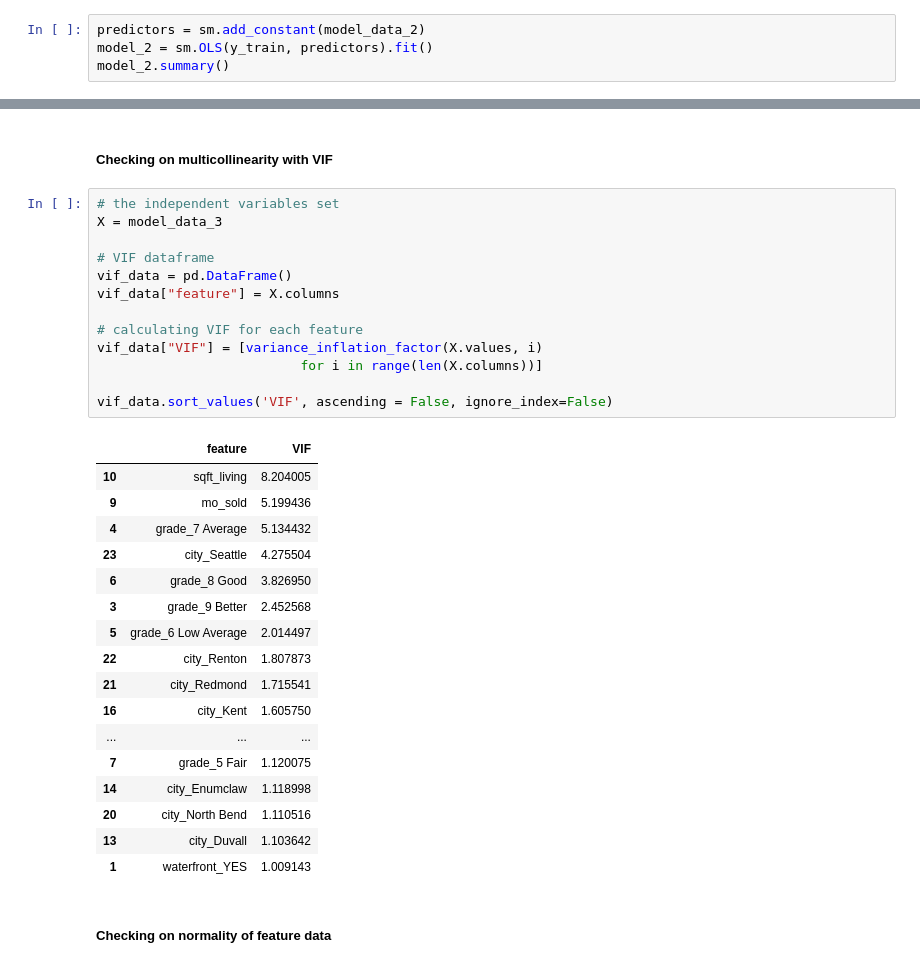
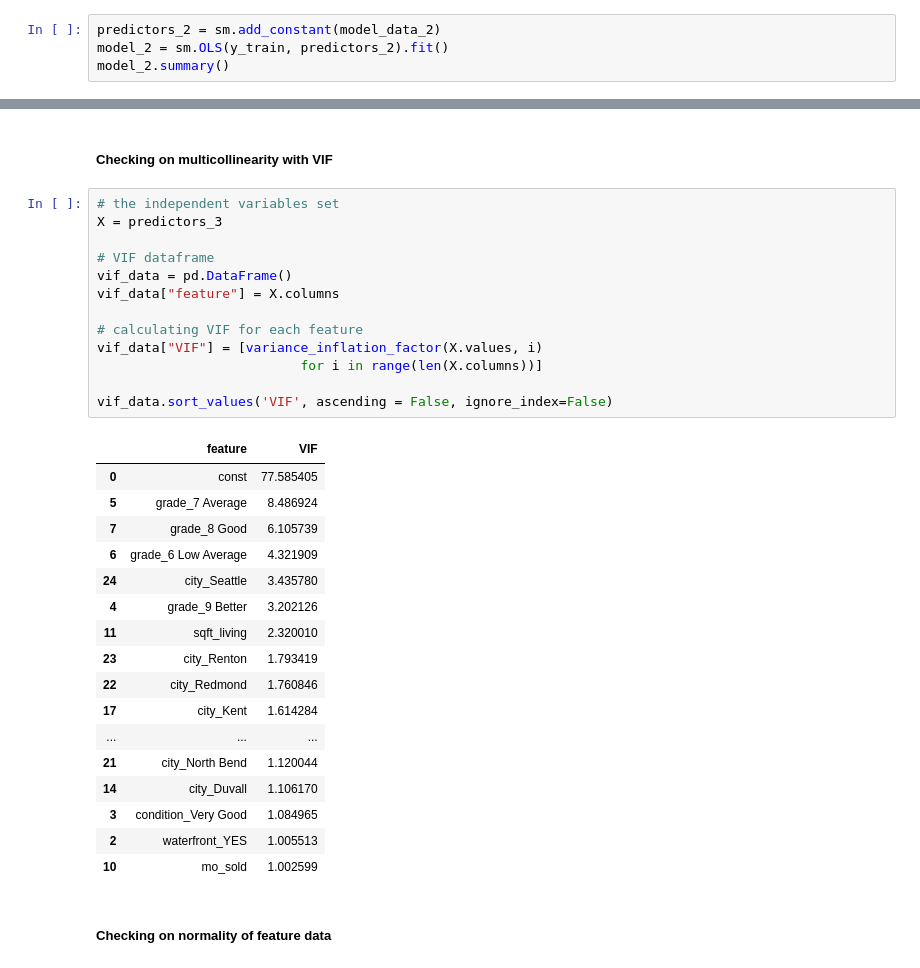
Before and after one commit to rusalka013/King-County-House-Sales-Project, a Jupyter notebook: King-County-House-Sales-Project.ipynb, the cells around one changed output, grey strips where cells are left out. Saved outputs shown, nothing was run; the diff lists cells and outputs as text.

```diff
--- a/King-County-House-Sales-Project.ipynb
+++ b/King-County-House-Sales-Project.ipynb
@@ -1622,8 +1623,8 @@ features_2 = ['sqft_above', 'lat', 'sqft_basement', 'view_EXCELLENT', 'grade_11
 # %%
 model_data_2 = X_train_preprocessed.loc[:, features_2]
 # %%
-predictors = sm.add_constant(model_data_2)
-model_2 = sm.OLS(y_train, predictors).fit()
+predictors_2 = sm.add_constant(model_data_2)
+model_2 = sm.OLS(y_train, predictors_2).fit()
 model_2.summary()
 # %% [output]
 OLS Regression Results
@@ -1752,35 +1753,35 @@ strong multicollinearity or other numerical problems.
 ##### Checking on multicollinearity with VIF
 # %%
 # the independent variables set
-X = model_data_3
+X = predictors_3
 
 # VIF dataframe
 vif_data = pd.DataFrame()
 vif_data["feature"] = X.columns
 
 # calculating VIF for each feature
 vif_data["VIF"] = [variance_inflation_factor(X.values, i)
                           for i in range(len(X.columns))]
 
 vif_data.sort_values('VIF', ascending = False, ignore_index=False)
 # %% [output]
 |  | feature | VIF |
-| 10 | sqft_living | 8.204005 |
-| 9 | mo_sold | 5.199436 |
-| 4 | grade_7 Average | 5.134432 |
-| 23 | city_Seattle | 4.275504 |
-| 6 | grade_8 Good | 3.826950 |
-| 3 | grade_9 Better | 2.452568 |
-| 5 | grade_6 Low Average | 2.014497 |
-| 22 | city_Renton | 1.807873 |
-| 21 | city_Redmond | 1.715541 |
-| 16 | city_Kent | 1.605750 |
+| 0 | const | 77.585405 |
+| 5 | grade_7 Average | 8.486924 |
+| 7 | grade_8 Good | 6.105739 |
+| 6 | grade_6 Low Average | 4.321909 |
+| 24 | city_Seattle | 3.435780 |
+| 4 | grade_9 Better | 3.202126 |
+| 11 | sqft_living | 2.320010 |
+| 23 | city_Renton | 1.793419 |
+| 22 | city_Redmond | 1.760846 |
+| 17 | city_Kent | 1.614284 |
 | ... | ... | ... |
-| 7 | grade_5 Fair | 1.120075 |
-| 14 | city_Enumclaw | 1.118998 |
-| 20 | city_North Bend | 1.110516 |
-| 13 | city_Duvall | 1.103642 |
-| 1 | waterfront_YES | 1.009143 |
+| 21 | city_North Bend | 1.120044 |
+| 14 | city_Duvall | 1.106170 |
+| 3 | condition_Very Good | 1.084965 |
+| 2 | waterfront_YES | 1.005513 |
+| 10 | mo_sold | 1.002599 |
 # %% [markdown]
 ##### Checking on normality of feature data
 # %%
```
Also changed, not shown: parts of 7 cells of this notebook.
